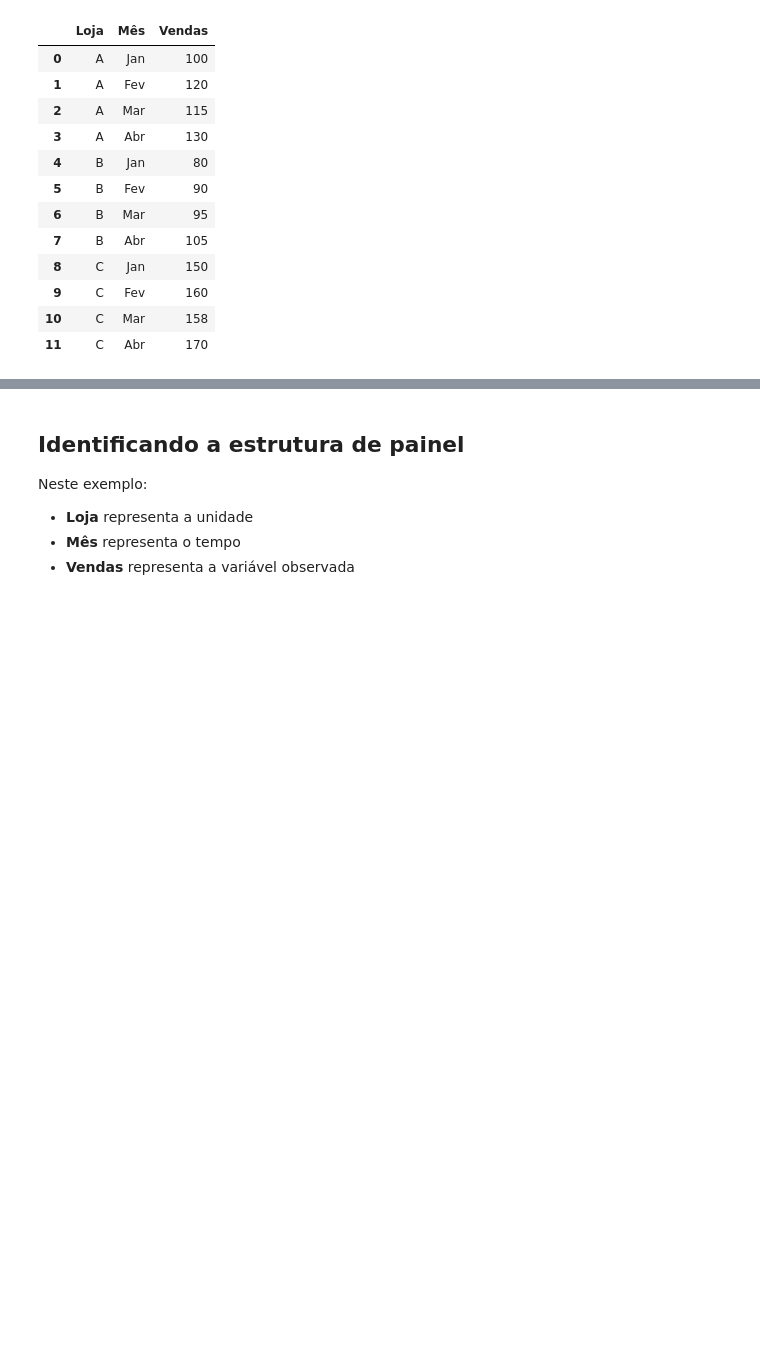
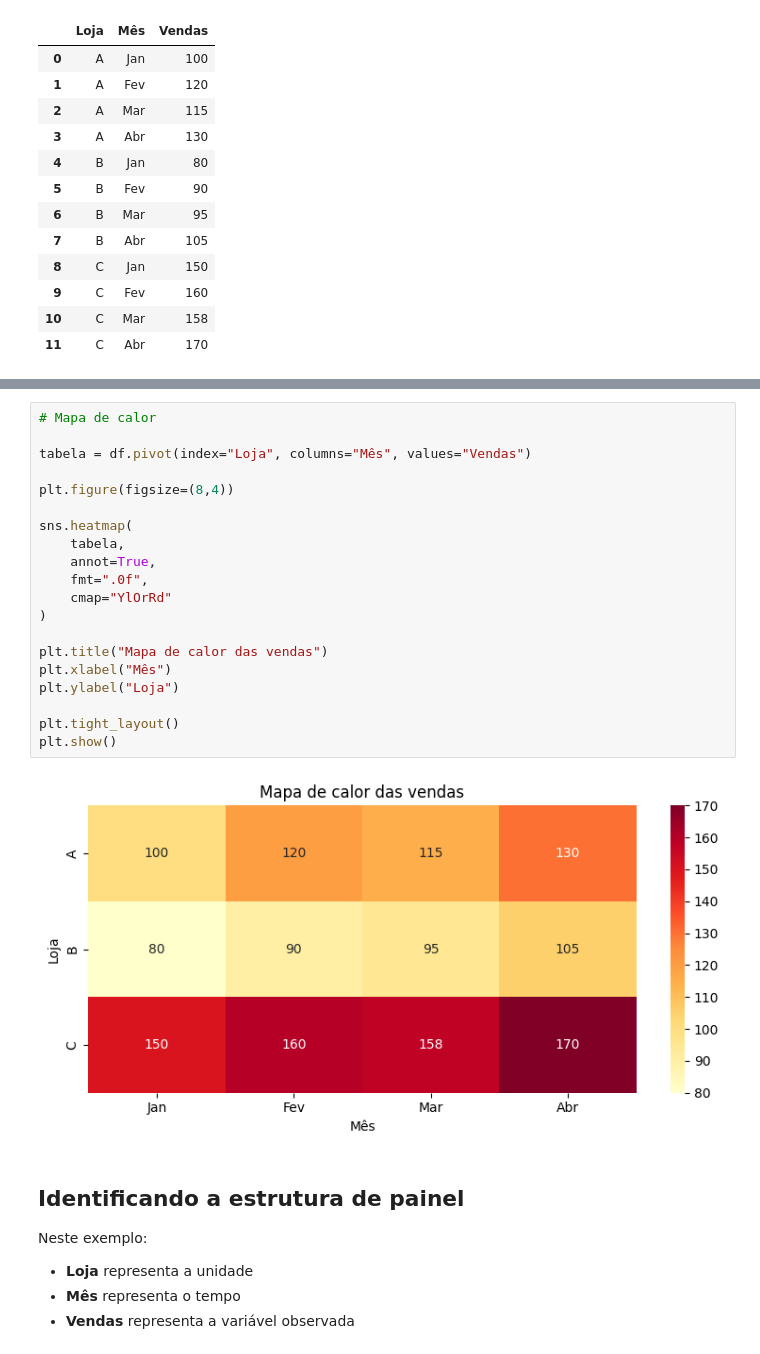
Before and after one commit to cibelerusso/FundamentosemCienciasdeDados, a Jupyter notebook: Notebooks/Fundamentos_em_Ciências_de_Dados_Aula6.ipynb, the cells around one changed output, grey strips where cells are left out. Cells and saved outputs as stored; diff of their text form; blank space fills up the shorter version.

```diff
--- a/Notebooks/Fundamentos_em_Ciências_de_Dados_Aula6.ipynb
+++ b/Notebooks/Fundamentos_em_Ciências_de_Dados_Aula6.ipynb
@@ -179,3 +238,25 @@ df
+# %%
+# Mapa de calor
+
+tabela = df.pivot(index="Loja", columns="Mês", values="Vendas")
+
+plt.figure(figsize=(8,4))
+
+sns.heatmap(
+    tabela,
+    annot=True,
+    fmt=".0f",
+    cmap="YlOrRd"
+)
+
+plt.title("Mapa de calor das vendas")
+plt.xlabel("Mês")
+plt.ylabel("Loja")
+
+plt.tight_layout()
+plt.show()
+# %% [output]
+[figure, added]
 # %% [markdown]
 ## Identificando a estrutura de painel
 
```
Also changed, not shown: parts of 18 cells of this notebook.
